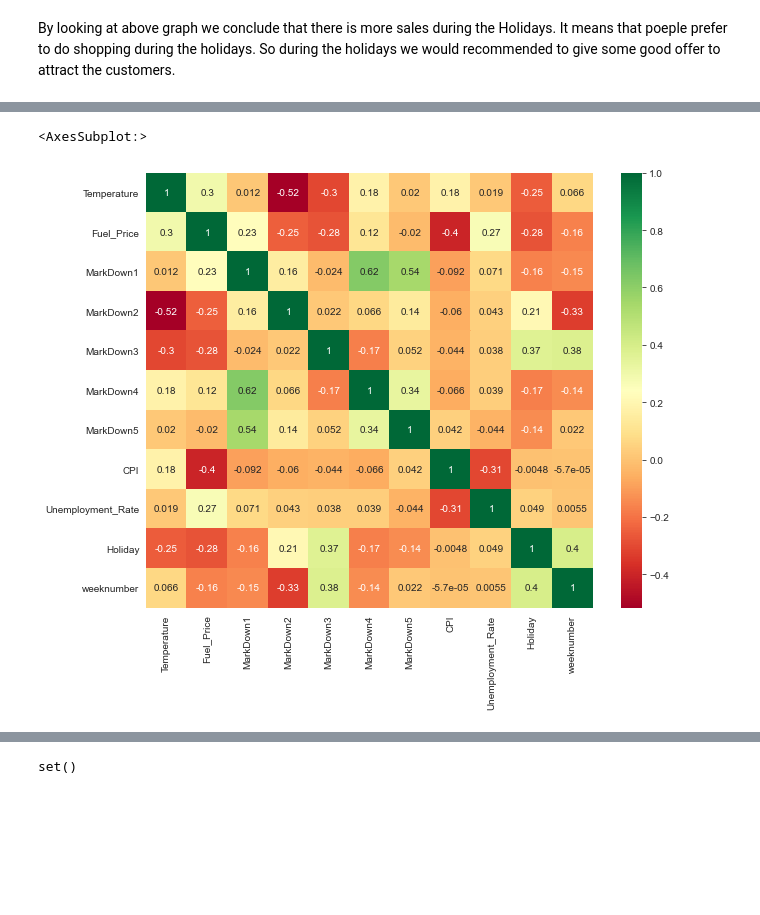
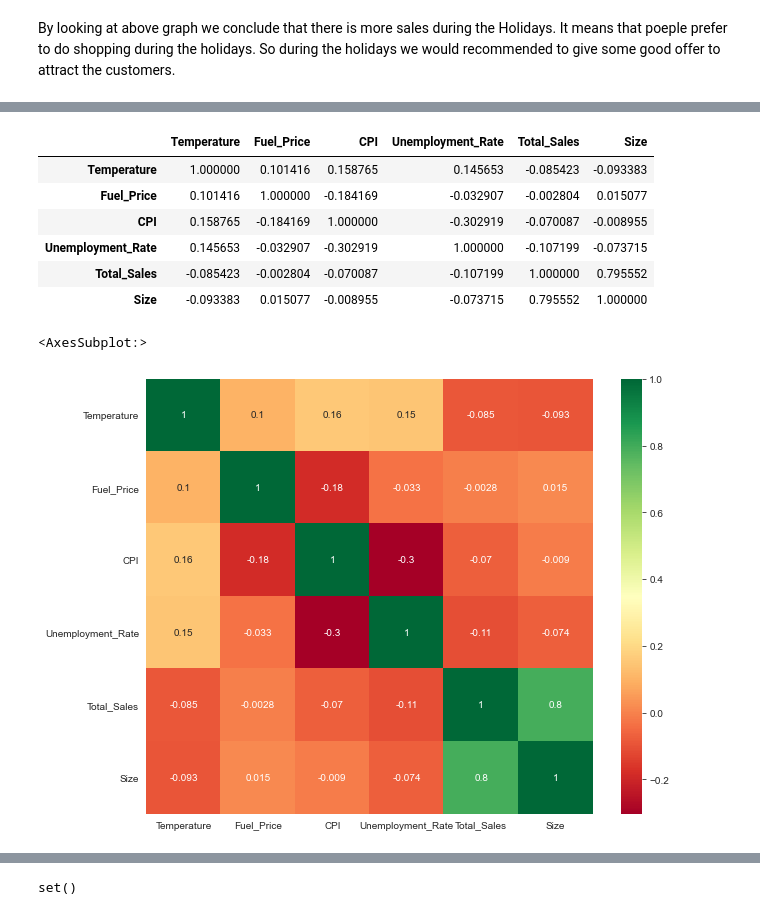
Before and after one commit to rahkum96/TARGET-STORE-SALES-PREDICTION, a Jupyter notebook: Target Store Sales Prediction.ipynb, the cells around one changed output, grey strips where cells are left out. Saved outputs shown, nothing was run; the diff lists cells and outputs as text; code cells hidden in the pictures; blank space fills up the shorter version.

```diff
--- a/Target Store Sales Prediction.ipynb
+++ b/Target Store Sales Prediction.ipynb
@@ -833,0 +336,4 @@ df.agg(['skew', 'kurtosis']).transpose()
+# %%
+# Defining continuous and categorical columns and converting "Total markdown" column as high and low
+median_value = df.median()['Total_MarkDown']
+df['Total_MarkDown'] = np.where(df['Total_MarkDown'] > median_value , "High", "Low")
@@ -990,4 +419,0 @@ df.head()
-# %%
-# One hot encoding in Holiday column
-df['Holiday'].replace({"YES":1,"NO":0},inplace=True)
-df.head()
@@ -1001,2 +419,0 @@ df.head()
-# %%
-df.drop(['Date','Store'],inplace=True,axis=1)
@@ -1075,7 +447,21 @@ X.corr()
+# %%
+# Continuous variables and categorical variables
+Cont_cols = df[["Temperature", "Fuel_Price", "CPI", "Unemployment_Rate", "Total_Sales", "Size"]]
+cat_cols = df[["Holiday", "Type","Total_MarkDown"]]
+# %%
+Cont_cols.corr()
+# %% [output]
+|  | Temperature | Fuel_Price | CPI | Unemployment_Rate | Total_Sales | Size |
+| Temperature | 1.000000 | 0.101416 | 0.158765 | 0.145653 | -0.085423 | -0.093383 |
+| Fuel_Price | 0.101416 | 1.000000 | -0.184169 | -0.032907 | -0.002804 | 0.015077 |
+| CPI | 0.158765 | -0.184169 | 1.000000 | -0.302919 | -0.070087 | -0.008955 |
+| Unemployment_Rate | 0.145653 | -0.032907 | -0.302919 | 1.000000 | -0.107199 | -0.073715 |
+| Total_Sales | -0.085423 | -0.002804 | -0.070087 | -0.107199 | 1.000000 | 0.795552 |
+| Size | -0.093383 | 0.015077 | -0.008955 | -0.073715 | 0.795552 | 1.000000 |
 # %%
 # Heatmap
 plt.figure(figsize=(10,8))
-sns.heatmap(X.corr(),annot = True, cmap = "RdYlGn")
+sns.heatmap(Cont_cols.corr(),annot = True, cmap = "RdYlGn")
 # %% [output]
 <AxesSubplot:>
-[figure, old version]
+[figure, new version]
```
Also changed, not shown: parts of 231 cells of this notebook.
